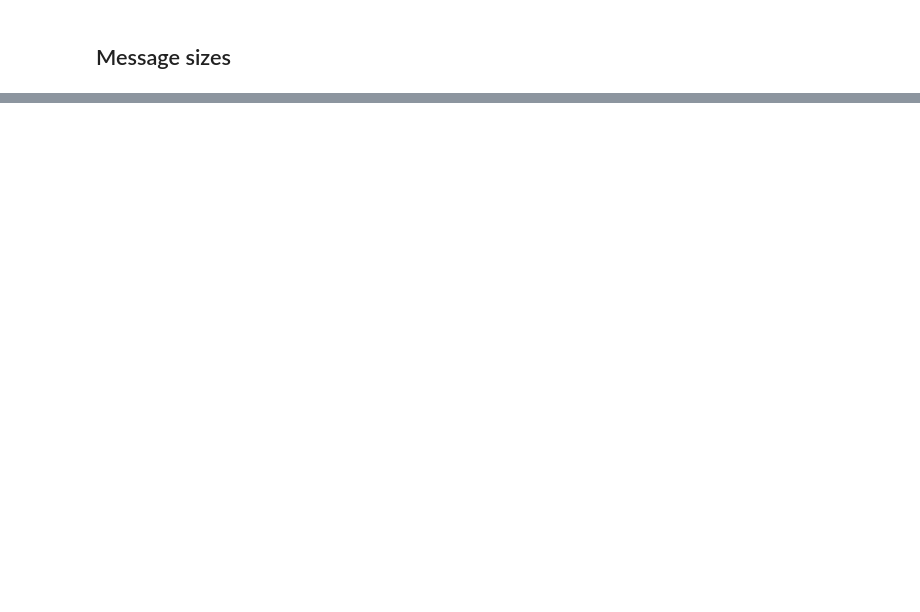
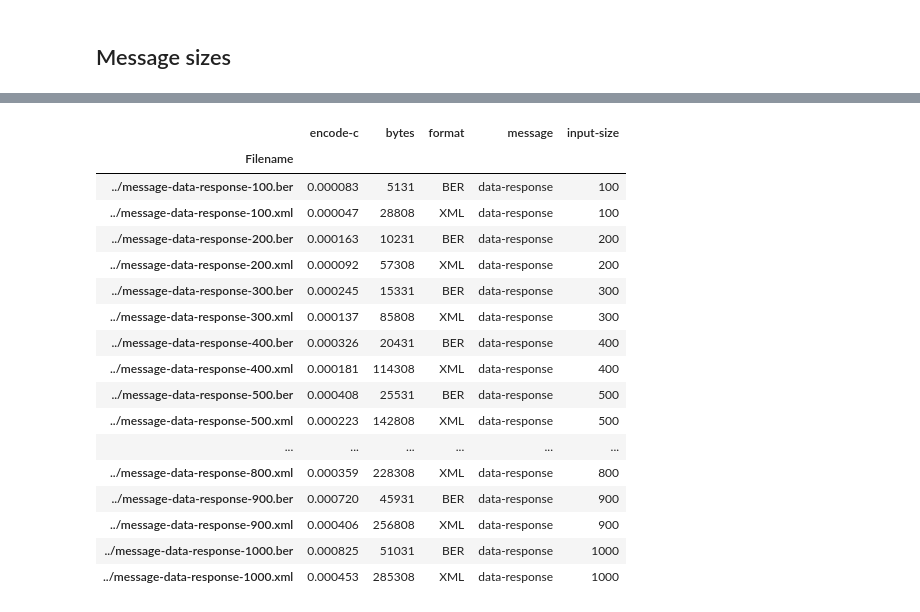
Before and after one commit to trust-messages/py-trustmessages, a Jupyter notebook: Analysis.ipynb, the cells around one changed output, grey strips where cells are left out. Drawn from its saved outputs; the diff is of its cells as text; code cells hidden in the pictures; blank space fills up the shorter version.

```diff
--- a/Analysis.ipynb
+++ b/Analysis.ipynb
@@ -135,3 +141,25 @@ sizes[sizes["message"] == 'data-response'].plot(
 # %% [output]
 <matplotlib.axes._subplots.AxesSubplot at 0x...>
 [drawing not drawn]
+# %%
+data["encode-c"][data["encode-c"]["message"] == 'data-response'].sort_values(
+    by=['message', 'input-size', 'format'])
+# %% [output]
+|  | encode-c | bytes | format | message | input-size |
+| Filename |  |  |  |  |  |
+| ../message-data-response-100.ber | 0.000083 | 5131 | BER | data-response | 100 |
+| ../message-data-response-100.xml | 0.000047 | 28808 | XML | data-response | 100 |
+| ../message-data-response-200.ber | 0.000163 | 10231 | BER | data-response | 200 |
+| ../message-data-response-200.xml | 0.000092 | 57308 | XML | data-response | 200 |
+| ../message-data-response-300.ber | 0.000245 | 15331 | BER | data-response | 300 |
+| ../message-data-response-300.xml | 0.000137 | 85808 | XML | data-response | 300 |
+| ../message-data-response-400.ber | 0.000326 | 20431 | BER | data-response | 400 |
+| ../message-data-response-400.xml | 0.000181 | 114308 | XML | data-response | 400 |
+| ../message-data-response-500.ber | 0.000408 | 25531 | BER | data-response | 500 |
+| ../message-data-response-500.xml | 0.000223 | 142808 | XML | data-response | 500 |
+| ... | ... | ... | ... | ... | ... |
+| ../message-data-response-800.xml | 0.000359 | 228308 | XML | data-response | 800 |
+| ../message-data-response-900.ber | 0.000720 | 45931 | BER | data-response | 900 |
+| ../message-data-response-900.xml | 0.000406 | 256808 | XML | data-response | 900 |
+| ../message-data-response-1000.ber | 0.000825 | 51031 | BER | data-response | 1000 |
+| ../message-data-response-1000.xml | 0.000453 | 285308 | XML | data-response | 1000 |
```
Also changed, not shown: parts of 4 cells of this notebook, 1 other file.
